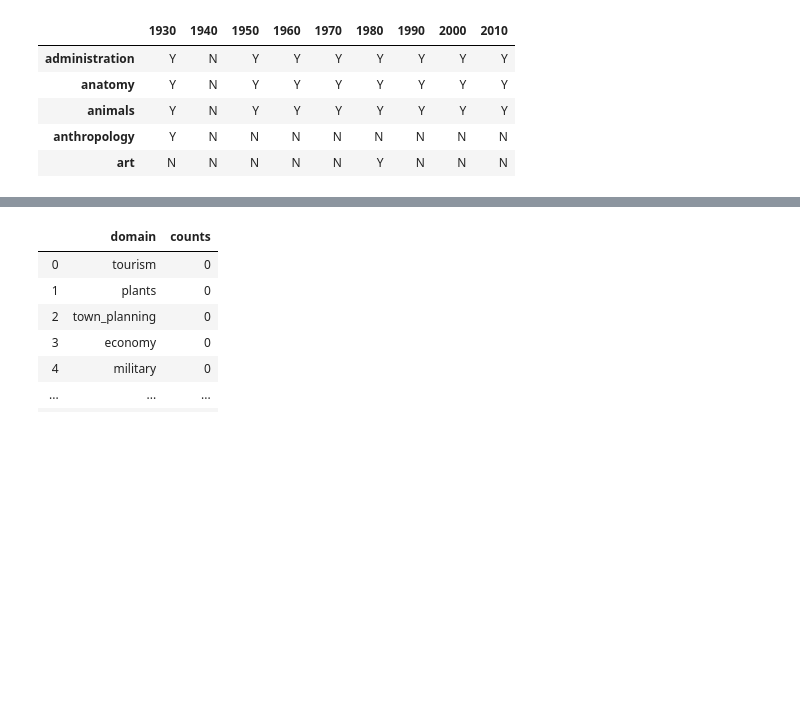
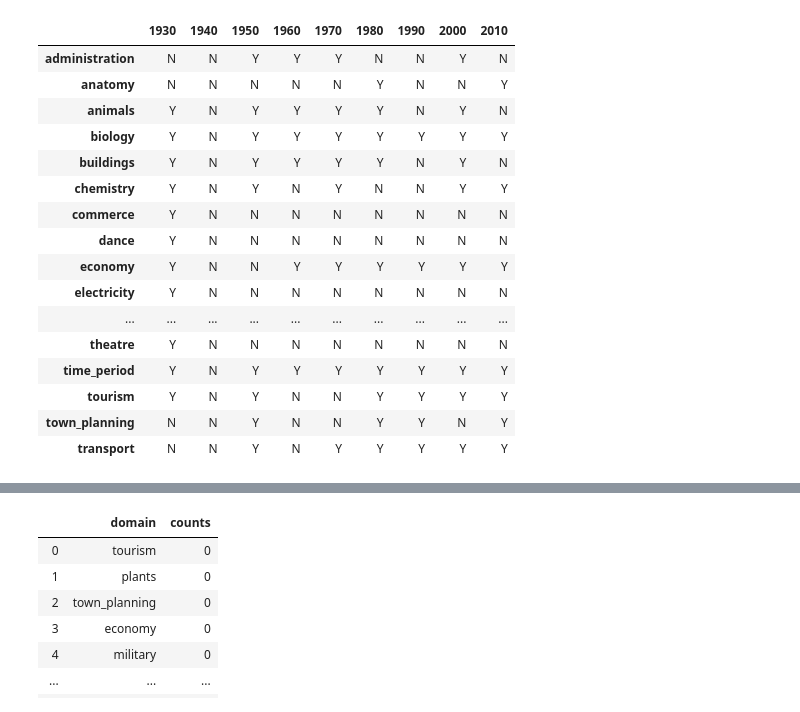
Before and after one commit to AttilioTrovato/Animation-studios-analysis, a Jupyter notebook: Valeria/ANALISI_TRAME_WD/WordNet/wd_analisi_trame.ipynb, the cells around one changed output, grey strips where cells are left out. Saved outputs shown, nothing was run; the diff lists cells and outputs as text; code cells hidden in the pictures; blank space fills up the shorter version.

```diff
--- a/Valeria/ANALISI_TRAME_WD/WordNet/wd_analisi_trame.ipynb
+++ b/Valeria/ANALISI_TRAME_WD/WordNet/wd_analisi_trame.ipynb
@@ -9,4 +11,11 @@ importing Jupyter notebook from WNDomains.ipynb
+# %%
+import nltk
+from nltk.corpus import stopwords
+en_stopwords = stopwords.words('english') + ['return']
 # %%
+import spacy
+nlp = spacy.load('en')
+
 path= '../trame'
 
 #domains_trama = set()
@@ -16,28 +25,38 @@ list1=[1990, 2000, 2010]
 dict_all_domains={}
 
 for dirpath, dirnames, files in os.walk(path):
-    print(f'Found directory: {dirpath}')
+    dict_domains = {}
 
-    dict_domains = {}
     for file in files:
         if file[0] == '.':
             continue
 
         domains_trama_all = set()
+        counter = Counter()
 
         with open(dirpath+ "/" + file, 'r', encoding='Latin-1') as f:
-            text=f.read()
-            words = text.split()
+            text = f.read()
+            words = set(gensim.utils.simple_preprocess(text, deacc=True))
+            words = words.difference(en_stopwords)
+#             doc = nlp(" ".join(words))
+#             words = [token.text if token.lemma_ not in ['-PRON-'] else '' for token in doc if token.pos_ in ['NOUN']]
 
             file=file.split('.')[0]
             decade=dirpath.split('/')[-1]
 
             for word in words:
-               # domains_trama|=(wnd.get_domains(word, 'n', first_sense_only=True))   ---- da usare per solo i nomi
-                domains_trama_all |= (wnd.get_domains(word, 'n', first_sense_only=True))
-                #domains_trama.discard('set()')
+                domain = wnd.get_domains(word, 'n', first_sense_only=True)
+                if 'factotum' in domain:
+                    continue
 
+                for tmp_d in domain:
+                    counter[tmp_d] += 1
+                if len(domain) > 0:
+                    print(file, word, '->', domain)
+                domains_trama_all |= domain
 
+            print(file)
+            pprint(counter)
 
             for domain in domains_trama_all:
                 if domain in dict_domains:
@@ -77,14 +103,25 @@ for dom, decs in dict_all_domains.items():
 
 full_df.sort_index(inplace=True)
 # %%
-full_df.head()
+full_df
 # %% [output]
 |  | 1930 | 1940 | 1950 | 1960 | 1970 | 1980 | 1990 | 2000 | 2010 |
-| administration | Y | N | Y | Y | Y | Y | Y | Y | Y |
-| anatomy | Y | N | Y | Y | Y | Y | Y | Y | Y |
-| animals | Y | N | Y | Y | Y | Y | Y | Y | Y |
-| anthropology | Y | N | N | N | N | N | N | N | N |
-| art | N | N | N | N | N | Y | N | N | N |
+| administration | N | N | Y | Y | Y | N | N | Y | N |
+| anatomy | N | N | N | N | N | Y | N | N | Y |
+| animals | Y | N | Y | Y | Y | Y | N | Y | N |
+| biology | Y | N | Y | Y | Y | Y | Y | Y | Y |
+| buildings | Y | N | Y | Y | Y | Y | N | Y | N |
+| chemistry | Y | N | Y | N | Y | N | N | Y | Y |
+| commerce | Y | N | N | N | N | N | N | N | N |
+| dance | Y | N | N | N | N | N | N | N | N |
+| economy | Y | N | N | Y | Y | Y | Y | Y | Y |
+| electricity | Y | N | N | N | N | N | N | N | N |
+| ... | ... | ... | ... | ... | ... | ... | ... | ... | ... |
+| theatre | Y | N | N | N | N | N | N | N | N |
+| time_period | Y | N | Y | Y | Y | Y | Y | Y | Y |
+| tourism | Y | N | Y | N | N | Y | Y | Y | Y |
+| town_planning | N | N | Y | N | N | Y | Y | N | Y |
+| transport | N | N | Y | N | Y | Y | Y | Y | Y |
 # %%
 # DA NON FARE ANDARE
 #tentativo inutile e cmq non riuscito cmq di ordinare per anno
```
Also changed, not shown: parts of 3 cells of this notebook, 2 other files.
